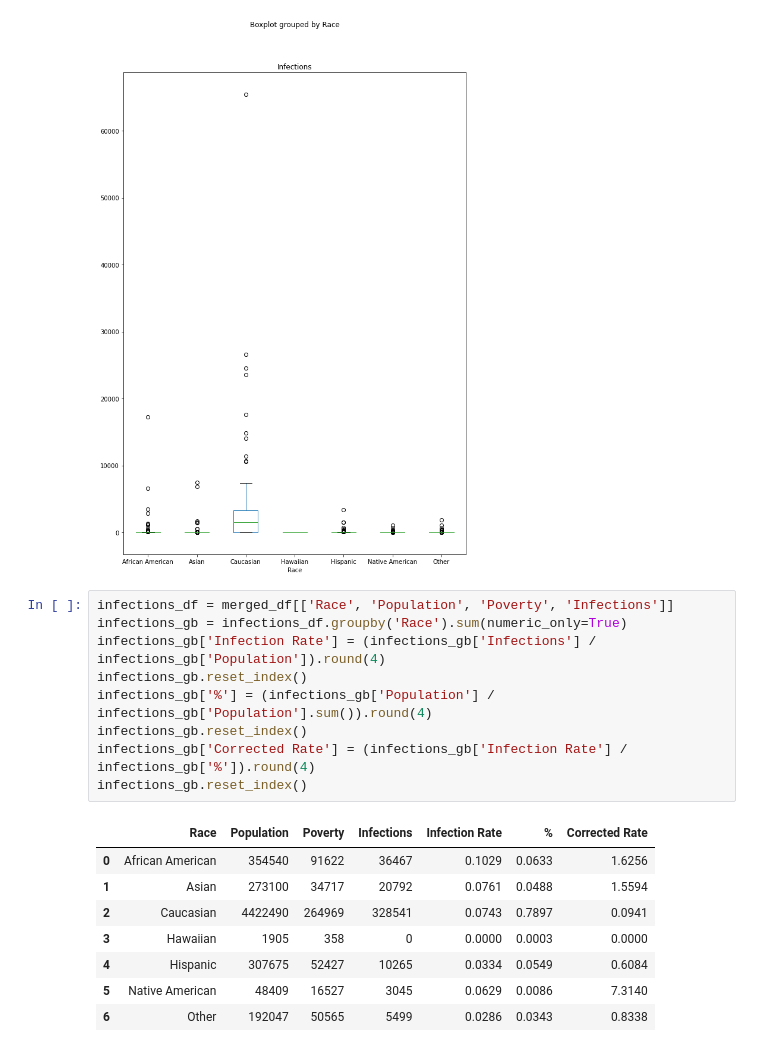
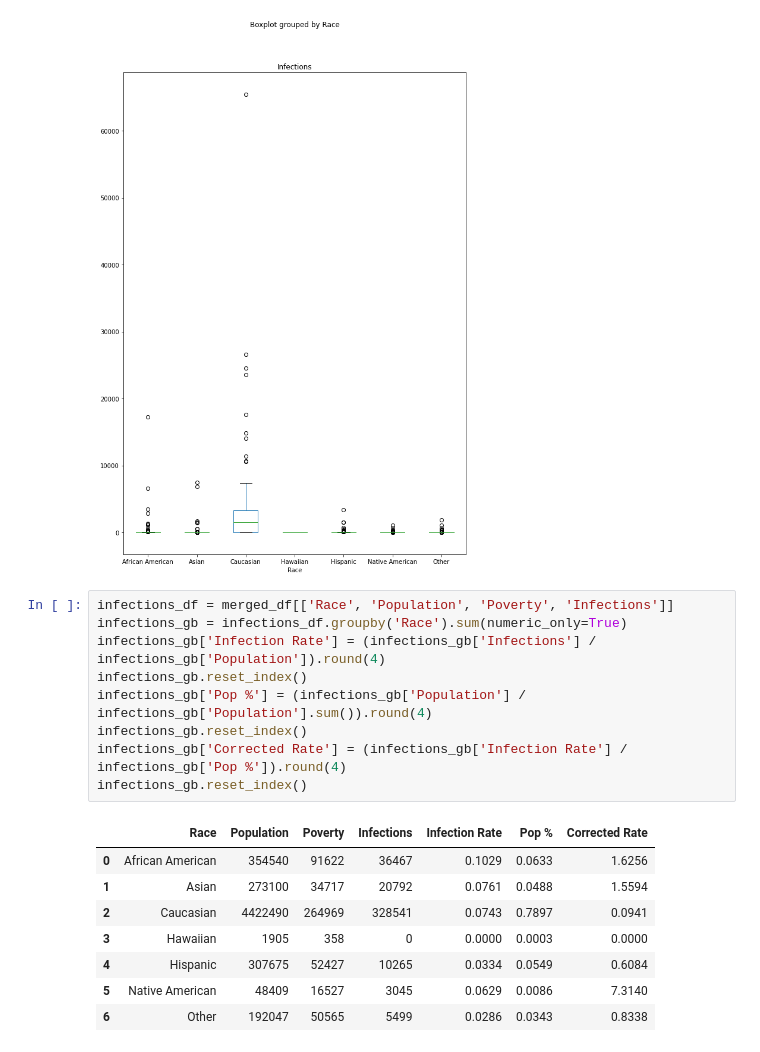
Before and after one commit to tlenzmeier58/Project_1, a Jupyter notebook: final.ipynb, the cells around one changed output. Cells and saved outputs as stored; diff of their text form.

```diff
--- a/final.ipynb
+++ b/final.ipynb
@@ -427,14 +427,14 @@ merged_df.boxplot(by='Race', column=['Infections'], grid=False,figsize=(10, 15))
 # %%
 infections_df = merged_df[['Race', 'Population', 'Poverty', 'Infections']]
 infections_gb = infections_df.groupby('Race').sum(numeric_only=True)
 infections_gb['Infection Rate'] = (infections_gb['Infections'] / infections_gb['Population']).round(4)
 infections_gb.reset_index()
-infections_gb['%'] = (infections_gb['Population'] / infections_gb['Population'].sum()).round(4)
+infections_gb['Pop %'] = (infections_gb['Population'] / infections_gb['Population'].sum()).round(4)
 infections_gb.reset_index()
-infections_gb['Corrected Rate'] = (infections_gb['Infection Rate'] / infections_gb['%']).round(4)
+infections_gb['Corrected Rate'] = (infections_gb['Infection Rate'] / infections_gb['Pop %']).round(4)
 infections_gb.reset_index()
 # %% [output]
-|  | Race | Population | Poverty | Infections | Infection Rate | % | Corrected Rate |
+|  | Race | Population | Poverty | Infections | Infection Rate | Pop % | Corrected Rate |
 | 0 | African American | 354540 | 91622 | 36467 | 0.1029 | 0.0633 | 1.6256 |
 | 1 | Asian | 273100 | 34717 | 20792 | 0.0761 | 0.0488 | 1.5594 |
 | 2 | Caucasian | 4422490 | 264969 | 328541 | 0.0743 | 0.7897 | 0.0941 |
```
Also changed, not shown: parts of 1 cell of this notebook.
